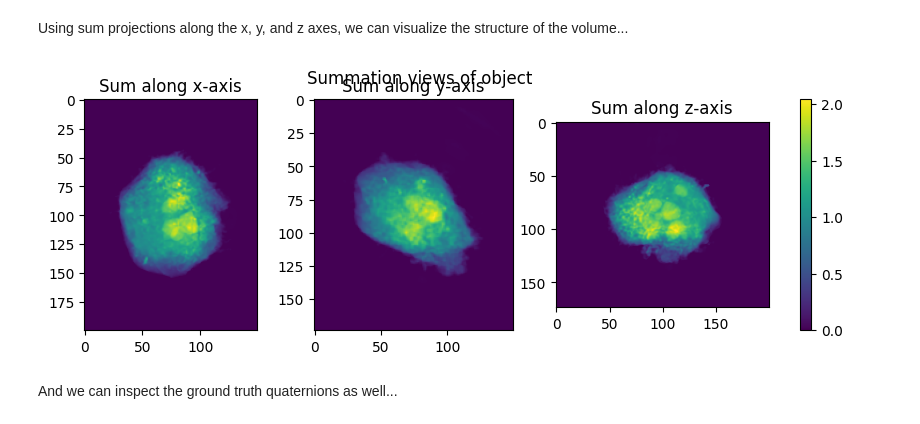
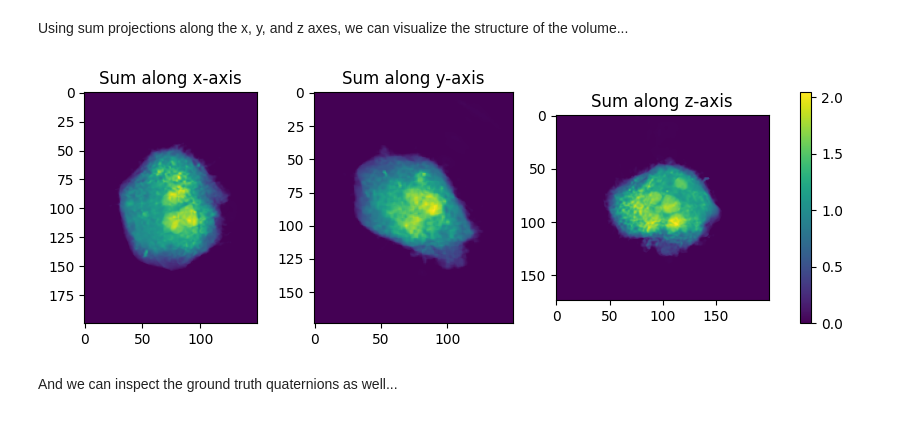
Before and after one commit to SkariZ/TomoDpDt, a Jupyter notebook: Notebooks/5.Brightfield_experimental_data_notebook.ipynb, the cells around one changed output. Drawn from its saved outputs; the diff is of its cells as text; code cells hidden in the pictures.

```diff
--- a/Notebooks/5.Brightfield_experimental_data_notebook.ipynb
+++ b/Notebooks/5.Brightfield_experimental_data_notebook.ipynb
@@ -139,6 +139,6 @@ Ground-truth volume shape: (174, 200, 150)
 # %% [markdown]
 Using sum projections along the x, y, and z axes, we can visualize the structure of the volume...
 # %%
-tomodpdt.plotting.plot_sum_object(volume_gt)
+tomodpdt.plotting.plot_sum_object(volume_gt, suptitle=False)
 # %% [output]
-[figure, old version]
+[figure, new version]
```
Also changed, not shown: parts of 12 cells of this notebook, 10 other files.
